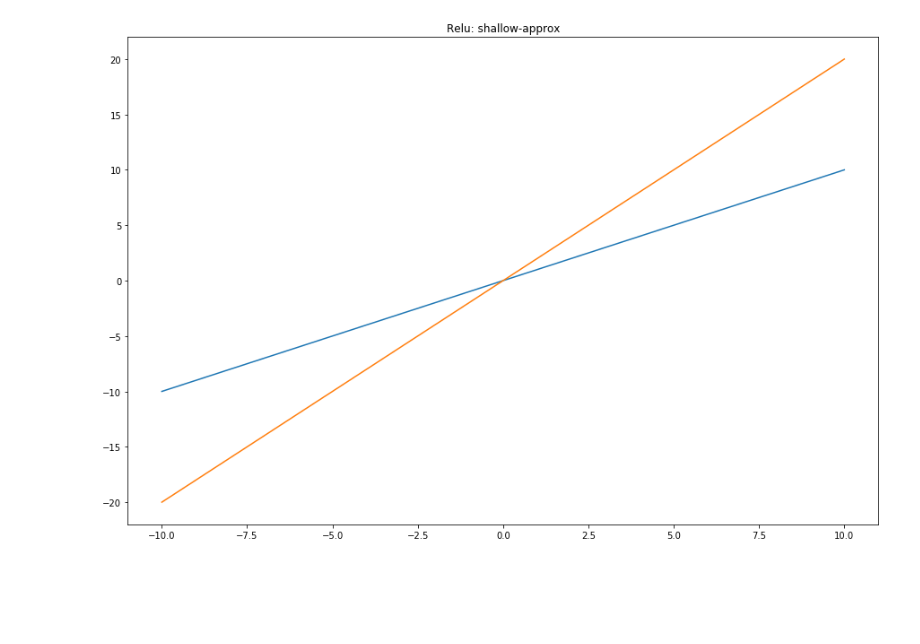
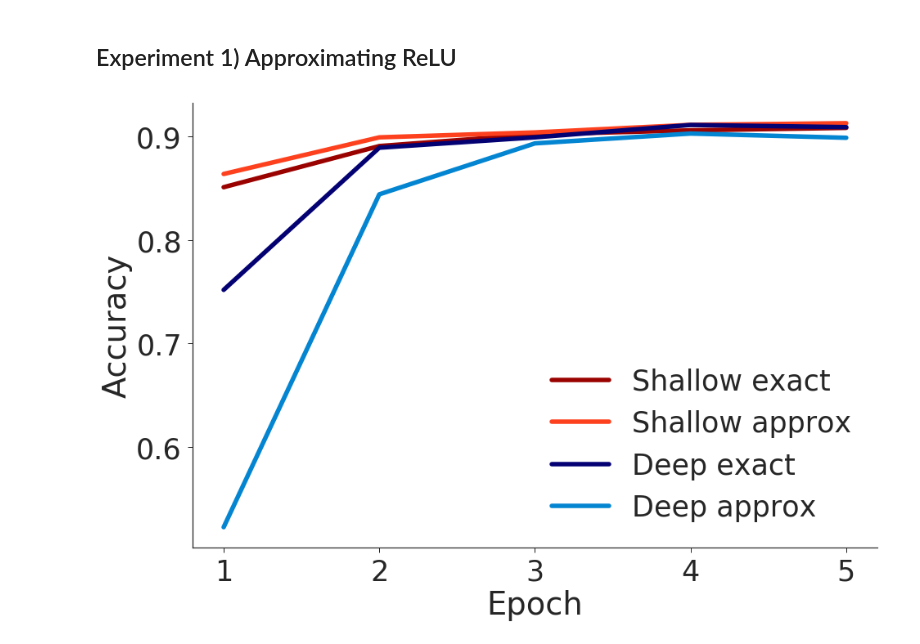
Before and after one commit to koenvanderveen/privateml, a Jupyter notebook: image_analysis/Results.ipynb, the cells around one changed output. Drawn from its saved outputs; the diff is of its cells as text; code cells hidden in the pictures; blank space fills up the shorter version.

```diff
--- a/image_analysis/Results.ipynb
+++ b/image_analysis/Results.ipynb
@@ -1,19 +0,0 @@
-# %%
-%matplotlib inline
-import numpy as np
-from matplotlib import pylab
-import matplotlib.pyplot as plt
-import seaborn
-
-x = np.arange(-10,11)
-x = np.linspace(x[0], x[-1], 50)
-y = np.linspace(x[0], x[-1], 50)
-y2 = 2 * np.linspace(x[0], x[-1], 50)
-
-pylab.rcParams['figure.figsize'] = (15, 10)
-plt.plot(x, y, x, y2)
-pylab.title('Relu: {}'.format('shallow-approx'))
-ax = plt.gca()
-fig = plt.gcf()
-# %% [output]
-[figure, removed]
@@ -19,0 +18,39 @@ fig = plt.gcf()
+# %%
+# Set global plot style
+sns.set()
+sns.set_style("ticks")
+pylab.rcParams['figure.figsize'] = (15, 10)
+sns.set_context("notebook", font_scale=3.5, rc={"lines.linewidth":5.5})
+# %% [markdown]
+## Experiment 1) Approximating ReLU
+# %%
+# Get data
+file_names = ['exp1_convnet_shallow_exact', 'exp1_convnet_shallow_approx',
+              'exp1_convnet_deep_exact', 'exp1_convnet_deep_approx']
+
+data = defaultdict(list)
+for file_name in file_names:
+    with open('results/' + file_name + '.csv', 'r') as csvfile:
+        reader = csv.reader(csvfile, delimiter=',')
+        for row in reader:
+            if row[7] != '' and row[1] != ' epoch':
+                data[file_name].append([int(row[1]) + 1, float(row[7])])
+
+x, y = [], []
+for file_name in file_names:
+    x_, y_ = zip(*data[file_name])
+    x.append(list(x_))
+    y.append(list(y_))
+
+# Plot
+f, ax = plt.subplots(1, 1)
+ax.plot(x[0], y[0], sns.xkcd_rgb["deep red"], x[1], y[1], sns.xkcd_rgb["orange red"],
+         x[2], y[2], sns.xkcd_rgb["deep blue"], x[3], y[3], sns.xkcd_rgb["cerulean"])
+plt.ylabel('Accuracy')
+plt.xlabel('Epoch')
+sns.despine()
+ax.legend(['Shallow exact', 'Shallow approx', 'Deep exact', 'Deep approx'])
+ax.xaxis.set_major_locator(MaxNLocator(integer=True))
+plt.savefig("results/img/exp1_relu_test.png", transparent=True)
+# %% [output]
+[figure, added]
```
Also changed, not shown: parts of 5 cells of this notebook, 1 other file.
